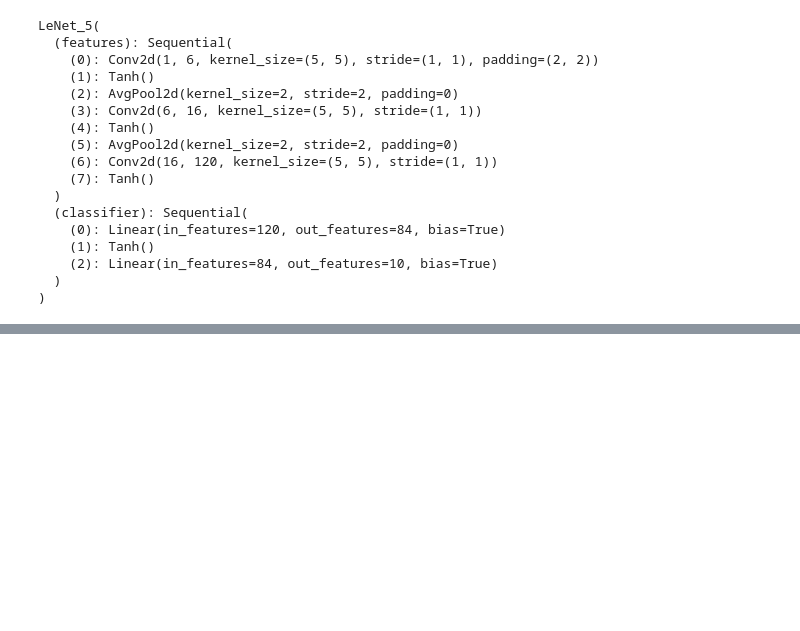
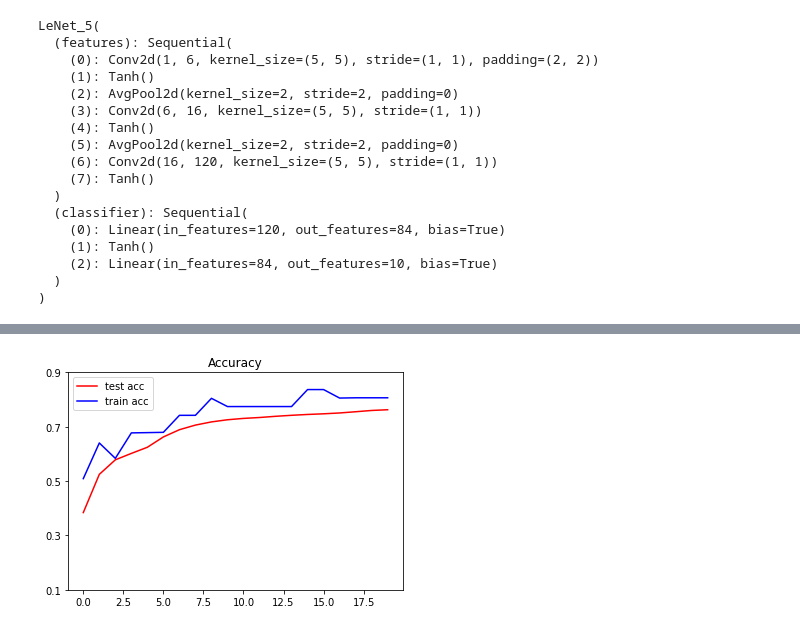
Before and after one commit to Kchanghun/Deeplearning_Basic, a Jupyter notebook: Torch/Model/LeNet_5.ipynb, the cells around one changed output, grey strips where cells are left out. Saved outputs shown, nothing was run; the diff lists cells and outputs as text; code cells hidden in the pictures; blank space fills up the shorter version.

```diff
--- a/Torch/Model/LeNet_5.ipynb
+++ b/Torch/Model/LeNet_5.ipynb
@@ -173,0 +186,9 @@ plt.show()
+# %%
+plt.title('Accuracy')
+plt.plot(test_acc,'-r',label = 'test acc')
+plt.plot(train_acc,'-b',label = 'train acc')
+plt.legend()
+plt.yticks(np.arange(0.1,1,0.2))
+plt.show()
+# %% [output]
+[figure, added]
```
Also changed, not shown: parts of 7 cells of this notebook.
